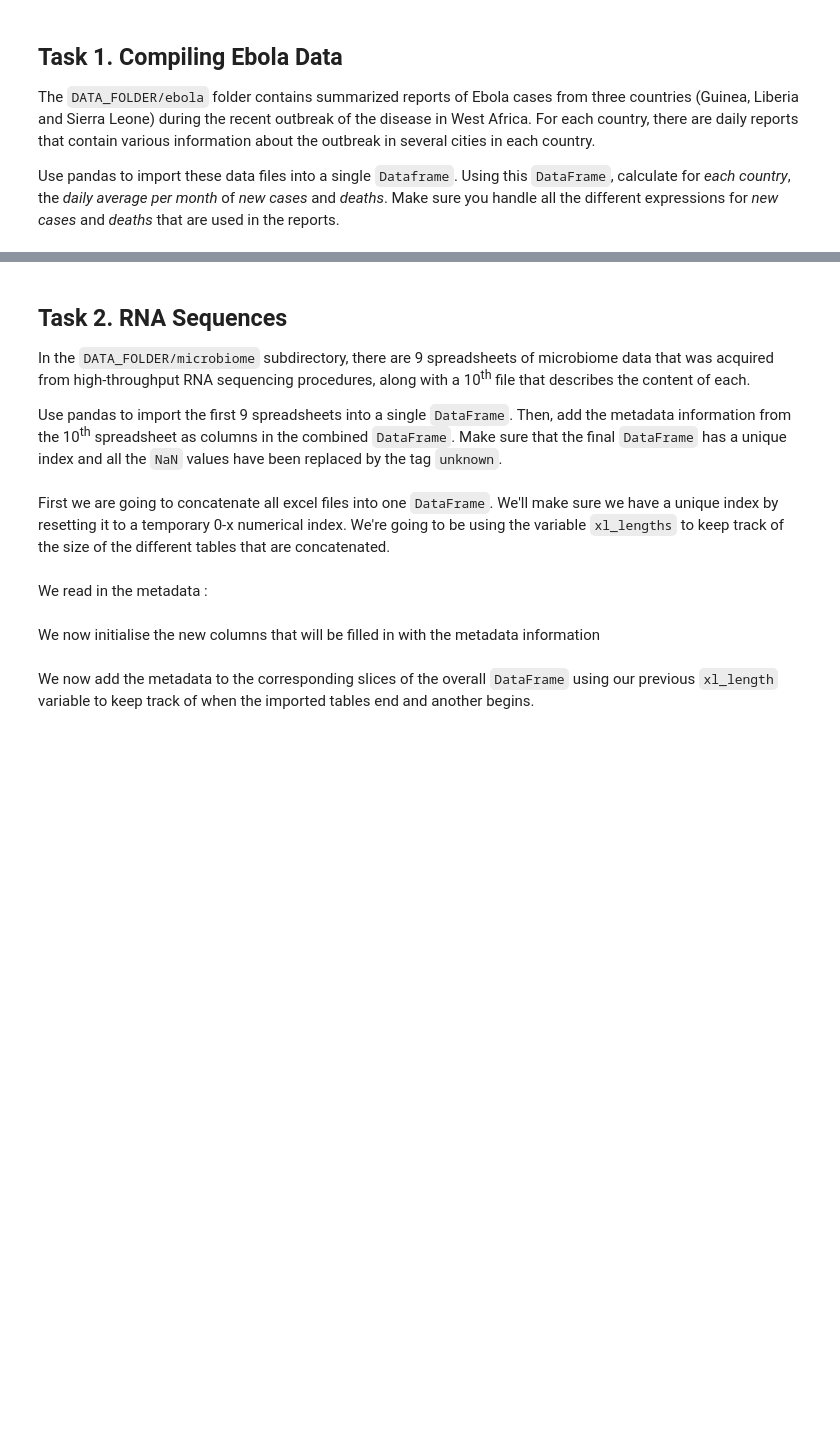
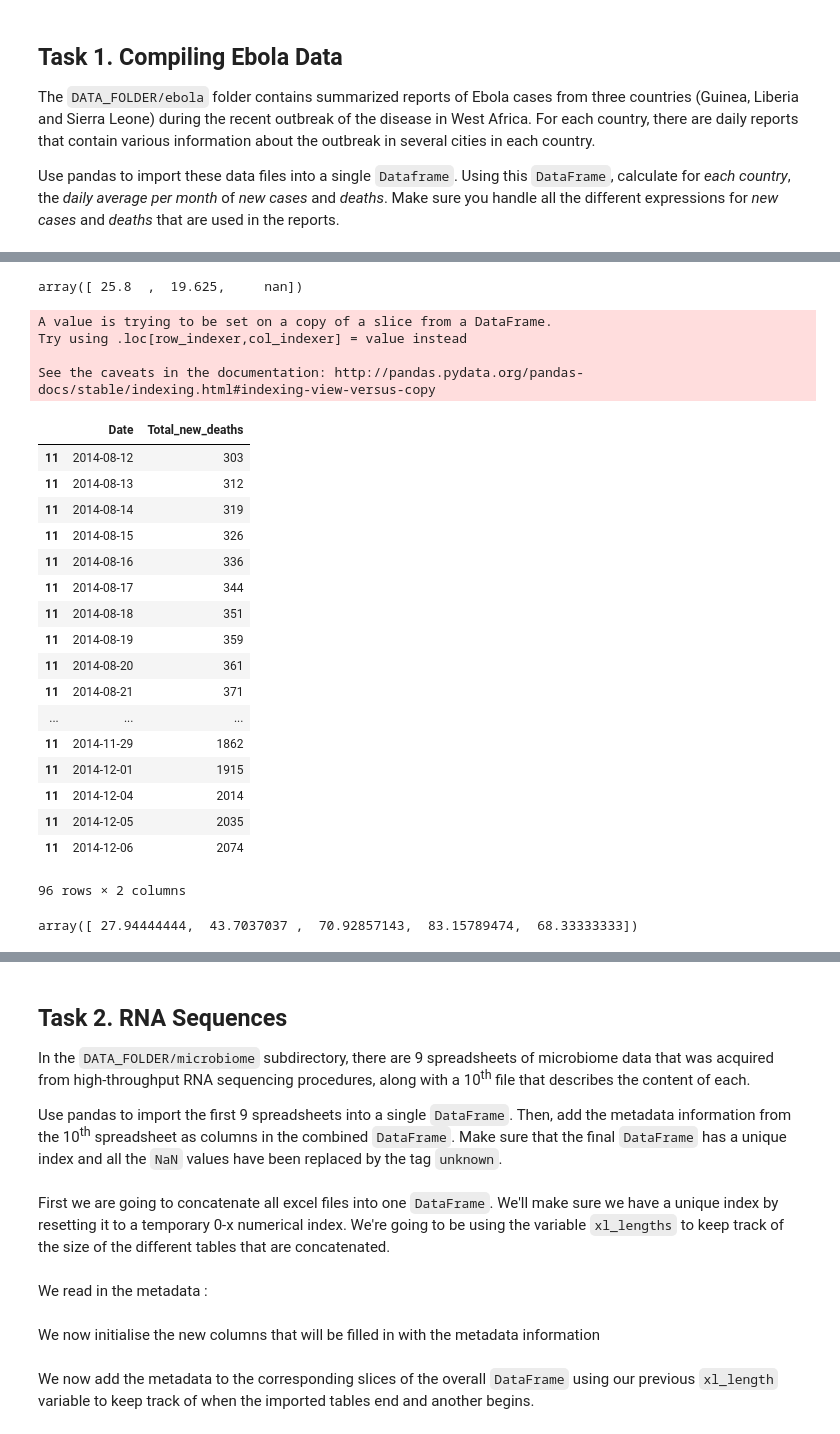
Before and after one commit to denhardt/ADA2017_GroupWork, a Jupyter notebook: 01 - Pandas and Data Wrangling/Homework 1.ipynb, the cells around one changed output, grey strips where cells are left out. Cells and saved outputs as stored; diff of their text form; code cells hidden in the pictures; blank space fills up the shorter version.

```diff
--- a/01 - Pandas and Data Wrangling/Homework 1.ipynb
+++ b/01 - Pandas and Data Wrangling/Homework 1.ipynb
@@ -4,5 +4,5 @@
  <div class="lev1"><a href="#Task-2.-RNA-Sequences"><span class="toc-item-num">Task 2.&nbsp;&nbsp;</span>RNA Sequences</a></div>
  <div class="lev1"><a href="#Task-3.-Class-War-in-Titanic"><span class="toc-item-num">Task 3.&nbsp;&nbsp;</span>Class War in Titanic</a></div></p>
 # %%
-DATA_FOLDER = '/home/robin/GIT/ADA2017-Tutorials/02 - Intro to Pandas/Data' # Use the data folder provided in Tutorial 02 - Intro to Pandas.
+DATA_FOLDER = '/Users/youssefjanjar/Documents/EPFL/Master/ADA/ADA2017-Tutorials/02 - Intro to Pandas/Data' # Use the data folder provided in Tutorial 02 - Intro to Pandas.
 print(DATA_FOLDER)
@@ -38,8 +40,8 @@ def concat_files(path,date_str):
     return data_frame
 
 # Method to select all the rows matching the 'wanted' argument
-def select_rows(df,reference,wanted):
-    return df.loc[df[reference] == wanted]
+#def select_rows(df,reference,wanted):
+#    return df.loc[df[reference] == wanted]
 
 # Method to add a Month column
 def add_month(df):
@@ -52,7 +54,7 @@ def add_month(df):
 def calculate_avg_new_cases(df,months):
     avg_cases = np.zeros(len(months))
     for i in range(len(months)):
-        temp = select_rows(df,'Month',months[i]).Total_new_cases.values.astype(float)
+        temp = (df.loc[df['Month'] == months[i]]).Total_new_cases.values.astype(float)
         if(len(temp) < 2 ): # if less than two points, assign NaN
             avg_cases[i] = np.nan
         else: # Otherwise sum/number
@@ -63,7 +65,7 @@ def calculate_avg_new_cases(df,months):
 def calculate_avg_new_deaths(df,months):
     avg_cases = np.zeros(len(months))
     for i in range(len(months)):
-        temp = select_rows(df,'Month',months[i]) # selecting relevant month
+        temp = (df.loc[df['Month'] == months[i]]) # selecting relevant month
         temp = temp.reset_index()
         delta_t = temp['Date'].loc[len(temp)-1] - temp['Date'].loc[0] # calculate time-span of data
         temp = temp.Total_new_deaths.values.astype(float) # extracting array of floats
@@ -77,9 +79,9 @@ def calculate_avg_new_deaths(df,months):
 
 # Method to handle Sierra Leon and Liberia data
 def handle_data(df,desc1,desc2,desc3,new_total):
-    sl_1 = select_rows(df,'Description',desc1)
-    sl_2 = select_rows(df,'Description',desc2)
-    sl_3 = select_rows(df,'Description',desc3)
+    sl_1 = (df.loc[df['Description'] ==desc1])
+    sl_2 = (df.loc[df['Description'] ==desc2])
+    sl_3 = (df.loc[df['Description'] ==desc3])
     new_cases_registered =  [int(a) + int(b) + int(c) for a,b,c in zip(sl_1.Totals,sl_2.Totals,sl_3.Totals)]
     sl_1[new_total] = new_cases_registered
     sl_1 = sl_1[['Date',new_total]]
@@ -136,42 +202,77 @@ temp
 # %%
 # Calculating the daily average per month of new cases and deaths for Guinea
+
+#g_results_cases correspond the daily avg new cases for each month in 'months'.
+#g_results_deaths correspond the daily avg deaths for each month in 'months'.
+
 months = ['August','September','October']
 g_results_deaths = calculate_avg_new_deaths(g_months,months)
-print(g_results_deaths)
 g_results_cases = calculate_avg_new_cases(g_months,months)
 g_results_cases
 
 # NaN values is for the months were we dont have enough data to make an average,
 # in this case there is only one data point for October, so we chose to exclude it
+# %% [output]
+array([ 25.8  ,  19.625,     nan])
 # %%
 # Create the Sierra Leone DataFrame
 sl_folder = DATA_FOLDER + '/ebola/sl_data/'
 sl_df = concat_files(sl_folder,'date')
 sl_df[['date' , 'variable' , 'National']]
 
 # We only keep the columns of interest
 sl_df = sl_df[['date','variable','National']]
 sl_df.columns = ['Date' , 'Description' , 'Totals']
 sl_df = sl_df.fillna(0)
 
 # Creating dataframes for new cases and new deaths
 sl_new_cases = handle_data(sl_df,'new_confirmed','new_probable','new_suspected','Total_new_cases')
 sl_new_cases1 = sl_new_cases.loc[sl_new_cases['Total_new_cases'] > 0]
 sl_new_deaths = handle_data(sl_df,'death_confirmed','death_probable','death_suspected','Total_new_deaths')
 sl_new_deaths1 = sl_new_deaths.loc[sl_new_deaths['Total_new_deaths'] > 0]
 
 # Forming the Sierra Leon DataFrame
 sierra_leon_df = pd.merge(sl_new_cases,sl_new_deaths)
 sierra_leon_df['Country'] = 'Sierra Leone'
 sl_df
+sl_new_deaths1
+# %% [output]
+A value is trying to be set on a copy of a slice from a DataFrame.
+Try using .loc[row_indexer,col_indexer] = value instead
+
+See the caveats in the documentation: http://pandas.pydata.org/pandas-docs/stable/indexing.html#indexing-view-versus-copy
+|  | Date | Total_new_deaths |
+| 11 | 2014-08-12 | 303 |
+| 11 | 2014-08-13 | 312 |
+| 11 | 2014-08-14 | 319 |
+| 11 | 2014-08-15 | 326 |
+| 11 | 2014-08-16 | 336 |
+| 11 | 2014-08-17 | 344 |
+| 11 | 2014-08-18 | 351 |
+| 11 | 2014-08-19 | 359 |
+| 11 | 2014-08-20 | 361 |
+| 11 | 2014-08-21 | 371 |
+| ... | ... | ... |
+| 11 | 2014-11-29 | 1862 |
+| 11 | 2014-12-01 | 1915 |
+| 11 | 2014-12-04 | 2014 |
+| 11 | 2014-12-05 | 2035 |
+| 11 | 2014-12-06 | 2074 |
+96 rows × 2 columns
 # %%
 # Calculating the daily average per month of new cases and deaths for Sierra Leon
+
+#sl_results_cases correspond the daily avg new cases for each month in 'months'.
+#sl_results_deaths correspond the daily avg deaths for each month in 'months'.
+
 months = ['August','September','October','November','December']
 sl_results_deaths = calculate_avg_new_deaths(add_month(sl_new_deaths1,),months)
 sl_results_deaths
 sl_results_cases = calculate_avg_new_cases(add_month(sl_new_cases1,),months)
 sl_results_cases
-sl_results_deaths
+#sl_results_deaths
+# %% [output]
+array([ 27.94444444,  43.7037037 ,  70.92857143,  83.15789474,  68.33333333])
 # %%
 # Create the Liberia DataFrame
 lib_folder = DATA_FOLDER + '/ebola/liberia_data/'
```
Also changed, not shown: parts of 10 cells of this notebook.
